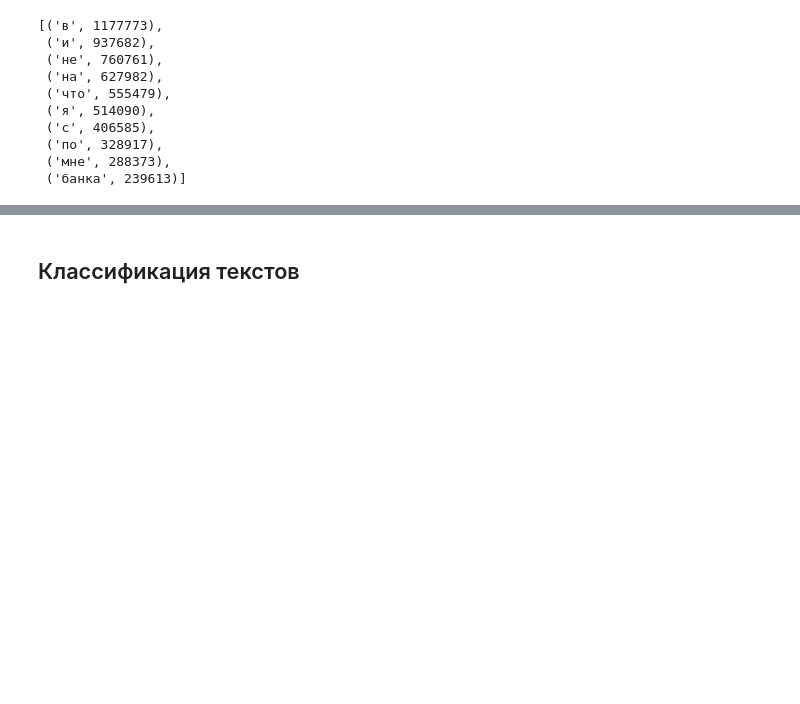
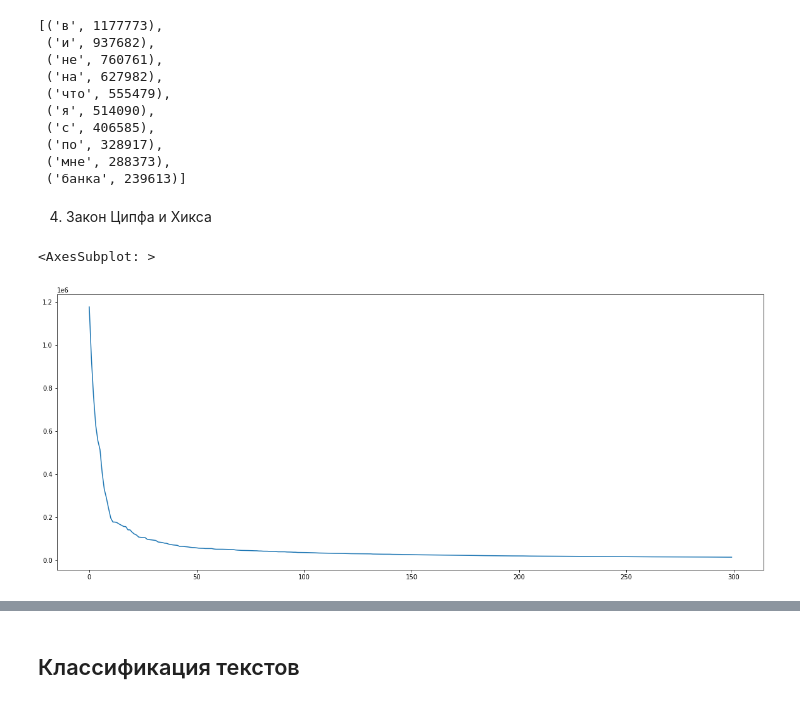
Before and after one commit to dimahl/Netology-dsu-5, a Jupyter notebook: NLP/nlp-homeworks-main/3_Thematic_modeling/Materials/NLP_DZ1_KhlupinD.ipynb, the cells around one changed output, grey strips where cells are left out. Drawn from its saved outputs; the diff is of its cells as text; code cells hidden in the pictures; blank space fills up the shorter version.

```diff
--- a/NLP/nlp-homeworks-main/3_Thematic_modeling/Materials/NLP_DZ1_KhlupinD.ipynb
+++ b/NLP/nlp-homeworks-main/3_Thematic_modeling/Materials/NLP_DZ1_KhlupinD.ipynb
@@ -378,3 +378,14 @@ freq_dict_lemm.most_common(10)
  ('по', 328917),
  ('мне', 288373),
  ('банка', 239613)]
+# %% [markdown]
+4. Закон Ципфа и Хикса
+# %%
+freqs = list(freq_dict.values())
+freqs = sorted(freqs, reverse = True)
+
+plt.figure(figsize=(20,8))
+sns.lineplot(data=freqs[:300], )
+# %% [output]
+<AxesSubplot: >
+[figure, added]
```
Also changed, not shown: parts of 18 cells of this notebook.
